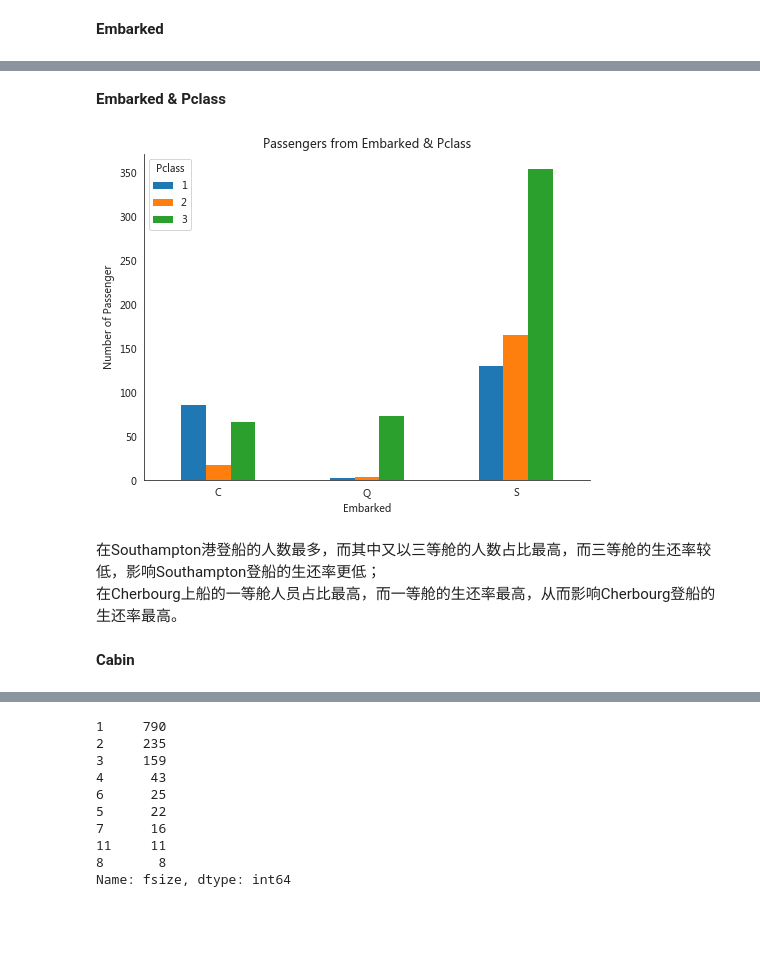
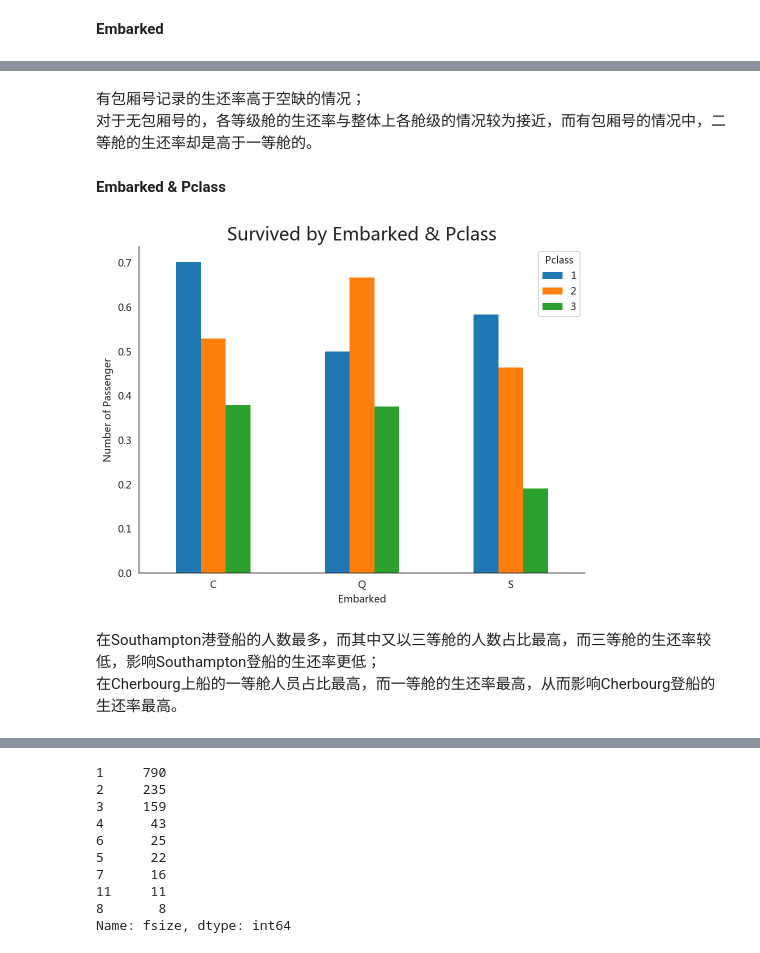
Before and after one commit to mabelfan/modeling, a Jupyter notebook: Titanic_data_analysis/titanic-data.ipynb, the cells around one changed output, grey strips where cells are left out. Saved outputs shown, nothing was run; the diff lists cells and outputs as text; code cells hidden in the pictures; blank space fills up the shorter version.

```diff
--- a/Titanic_data_analysis/titanic-data.ipynb
+++ b/Titanic_data_analysis/titanic-data.ipynb
@@ -217,5 +303,8 @@ dtype: float64
-# %%
-titanic_clean.loc[titanic_clean.Fare.isnull(),'Fare'] = 8.05
+# %%
+# Replacing the null values in the Embarked column with the mode.
+titanic_clean.Embarked.fillna("C", inplace=True)
+
+#titanic_clean.loc[titanic_clean.Embarked.isnull(),'Embarked'] = 'C'
 # %% [markdown]
 #### Age空值率相对较高。
 从是否生还、名字信息及位于何等舱等不同情况下分析Age是否存在差异。
@@ -366,6 +451,7 @@ def get_mean(tl,cls):
 # %%
 title_fill = ['Master','Miss','Mr','Mrs']
 Pclass = [1,2,3]
+titanic_clean.fillAge = None
 
 for i in title_fill:
     for j in Pclass:
@@ -406,3 +491,6 @@ array(['Mr', 'Mrs', 'Miss', 'Master', 'Don', 'Rev', 'Dr', 'Mme', 'Ms',
 # %% [markdown]
 基本上，男性、女性中人数较少的类别生还率均比数量较多的类别的生还率更高，保留人数较多的类别Mr,Miss,Mrs和Master,其他类别按性别不同分别划为selected_male和selected_female.
+# %%
+titanic_clean.title.replace({'Mme':'Miss','Ms':'Miss','Mlle':'Miss'},inplace=True)
+titanic_clean.title.replace('Jonkheer','Mr',inplace=True)
 # %%
@@ -782,17 +898,19 @@ S港登船的人数最多，远超过S，Q登船的人数；
+# %% [markdown]
+有包厢号记录的生还率高于空缺的情况；
+对于无包厢号的，各等级舱的生还率与整体上各舱级的情况较为接近，而有包厢号的情况中，二等舱的生还率却是高于一等舱的。
 # %% [markdown]
 **Embarked & Pclass**
 # %%
 fig,ax = plt.subplots(figsize=(8,6))
 #fig.set_size_inches((8,6))
-titanic_clean[:891].groupby(['Embarked','Pclass'])['PassengerId'].count().unstack().plot(kind='bar',
+titanic_clean[:891].groupby(['Embarked','Pclass'])['Survived'].mean().unstack().plot(kind='bar',
                                                                                          ax = ax,edgecolor='none')
-ax.set(xlabel='Embarked',ylabel='Number of Passenger',title='Passengers from Embarked & Pclass')
+ax.set(xlabel='Embarked',ylabel='Number of Passenger')
+plt.title('Survived by Embarked & Pclass', fontsize=18)
 ax.set_xticklabels(ax.get_xticklabels(),rotation=0);
 # %% [output]
-[figure, old version]
+[figure, new version]
 # %% [markdown]
 在Southampton港登船的人数最多，而其中又以三等舱的人数占比最高，而三等舱的生还率较低，影响Southampton登船的生还率更低；
 在Cherbourg上船的一等舱人员占比最高，而一等舱的生还率最高，从而影响Cherbourg登船的生还率最高。
 <br>
-# %% [markdown]
-**Cabin**
```
Also changed, not shown: parts of 342 cells of this notebook.
